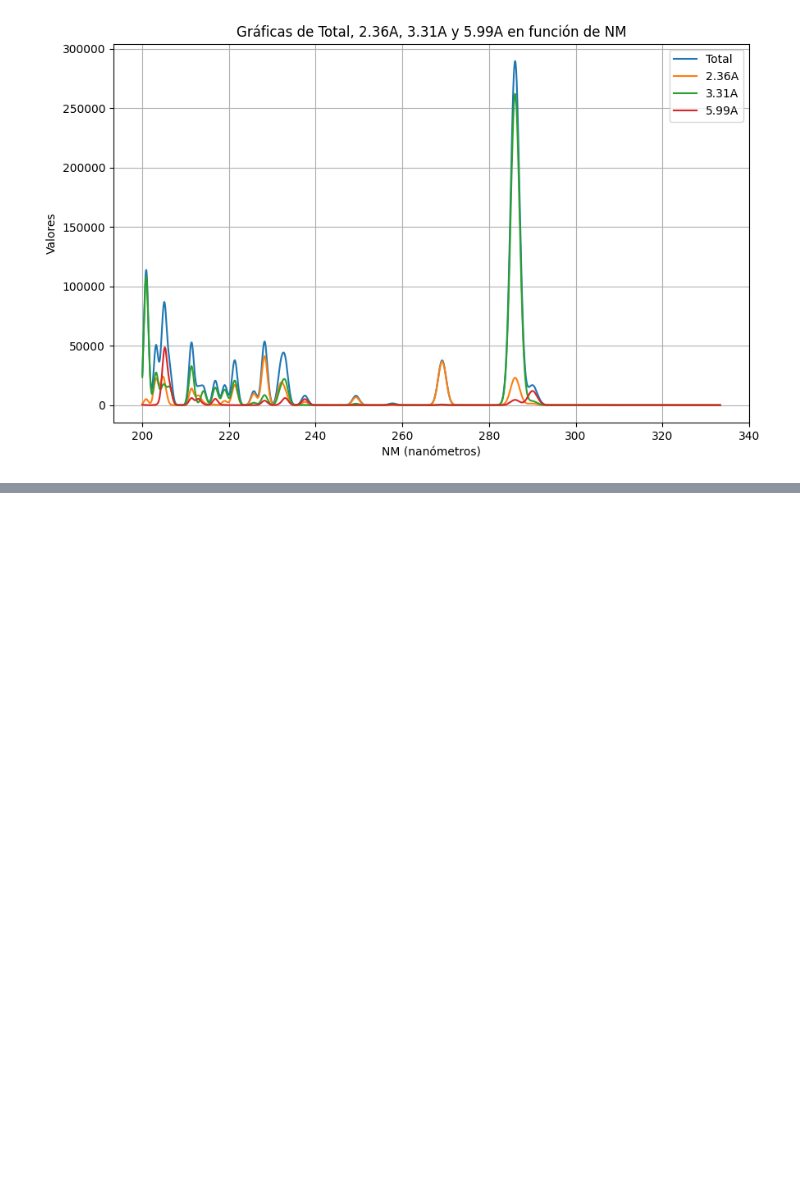
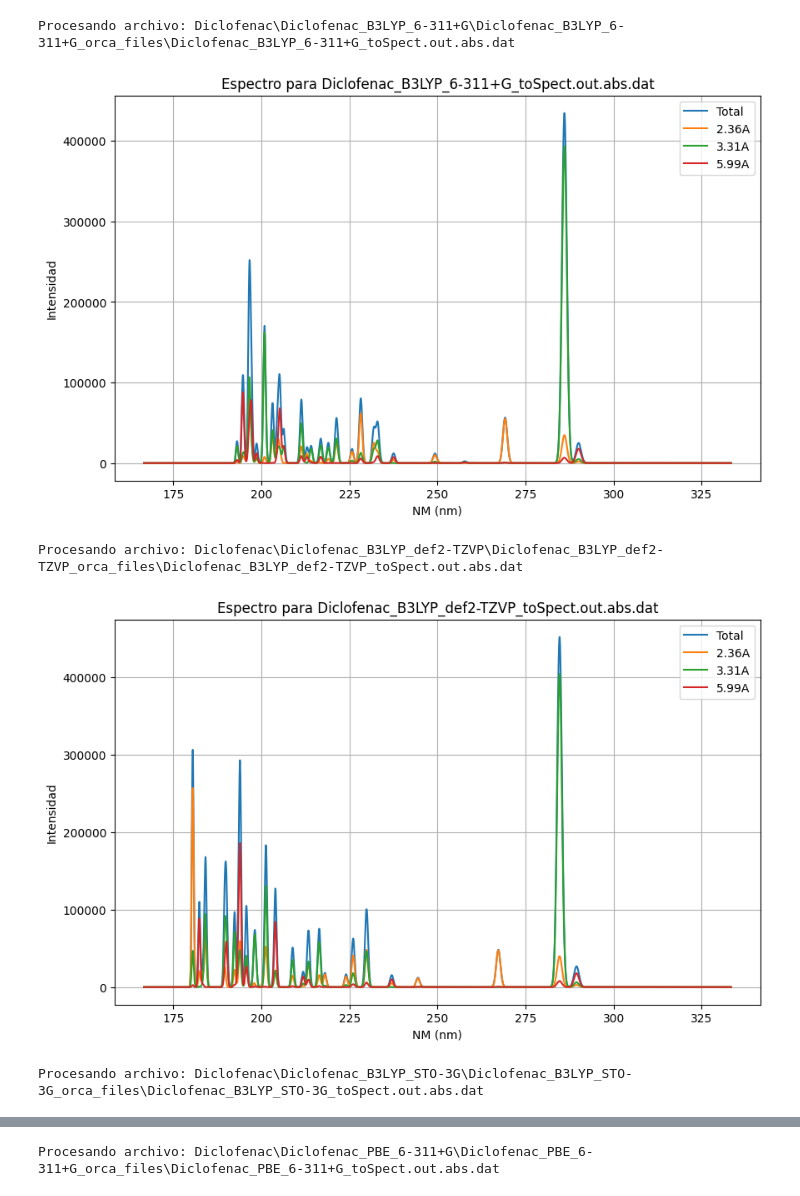
Before and after one commit to moraleseoscar/CMC-AntibioticsDockingAnalysis, a Jupyter notebook: Generate_graphs.ipynb, the cells around one changed output, grey strips where cells are left out. Saved outputs shown, nothing was run; the diff lists cells and outputs as text; code cells hidden in the pictures; blank space fills up the shorter version.

Commit message:
Diclofenac update

```diff
--- a/Generate_graphs.ipynb
+++ b/Generate_graphs.ipynb
@@ -1,10 +0,0 @@
-# %%
-import pandas as pd
-import matplotlib.pyplot as plt
-
-filepath = 'Diclofenac\Diclofenac_B3LYP_6-311+G\Diclofenac_B3LYP_6-311+G_orca_files\Diclofenac_B3LYP_6-311+G_toSpect.out.abs.dat'
-
-df = pd.read_csv(filepath, sep='\s+', header=None)
-df.columns = ['CM-1', 'Total', '2.36A', '3.31A', '5.99A']
-
-df.head()
@@ -29,16 +1,47 @@ df.head()
-# %%
-plt.figure(figsize=(10, 6))
-
-plt.plot(df['NM'], df['Total'], label='Total')
-plt.plot(df['NM'], df['2.36A'], label='2.36A')
-plt.plot(df['NM'], df['3.31A'], label='3.31A')
-plt.plot(df['NM'], df['5.99A'], label='5.99A')
-
-plt.xlabel('NM (nanómetros)')
-plt.ylabel('Valores')
-plt.title('Gráficas de Total, 2.36A, 3.31A y 5.99A en función de NM')
-plt.legend()
-plt.grid(True)
-plt.show()
-# %% [output]
-[figure, removed]
+# %%
+import os
+import pandas as pd
+import matplotlib.pyplot as plt
+
+# Función para procesar cada archivo .dat
+def process_dat_file(file_path):
+    df = pd.read_csv(file_path, delim_whitespace=True, header=None, names=['CM-1', 'Total', '2.36A', '3.31A', '5.99A'])
+    df['NM'] = 10000000 / df['CM-1']
+    df = df[['CM-1', 'NM', 'Total', '2.36A', '3.31A', '5.99A']]
+    plt.figure(figsize=(10, 6))
+    plt.plot(df['NM'], df['Total'], label='Total')
+    plt.plot(df['NM'], df['2.36A'], label='2.36A')
+    plt.plot(df['NM'], df['3.31A'], label='3.31A')
+    plt.plot(df['NM'], df['5.99A'], label='5.99A')
+    plt.xlabel('NM (nm)')
+    plt.ylabel('Intensidad')
+    plt.title(f"Espectro para {os.path.basename(file_path)}")
+    plt.legend()
+    plt.grid(True)
+    plt.show()
+
+# Ruta base donde se encuentran las carpetas
+base_directory = r'Diclofenac'
+
+# Usar os.walk para buscar los archivos
+found_files = []
+for root, dirs, files in os.walk(base_directory):
+    for file in files:
+        if file.endswith('_toSpect.out.abs.dat'):
+            file_path = os.path.join(root, file)
+            found_files.append(file_path)
+
+
+# Si no se encuentran archivos, mostrar un mensaje
+if not found_files:
+    print("No se encontraron archivos .dat que terminen en '_toSpect.out.abs.dat'.")
+else:
+    for file_path in found_files:
+        print(f"Procesando archivo: {file_path}")
+        process_dat_file(file_path)
+# %% [output]
+Procesando archivo: Diclofenac\Diclofenac_B3LYP_6-311+G\Diclofenac_B3LYP_6-311+G_orca_files\Diclofenac_B3LYP_6-311+G_toSpect.out.abs.dat
+[figure, added]
+Procesando archivo: Diclofenac\Diclofenac_B3LYP_def2-TZVP\Diclofenac_B3LYP_def2-TZVP_orca_files\Diclofenac_B3LYP_def2-TZVP_toSpect.out.abs.dat
+[figure, added]
+Procesando archivo: Diclofenac\Diclofenac_B3LYP_STO-3G\Diclofenac_B3LYP_STO-3G_orca_files\Diclofenac_B3LYP_STO-3G_toSpect.out.abs.dat
@@ -44,0 +49 @@ plt.show()
+Procesando archivo: Diclofenac\Diclofenac_PBE_6-311+G\Diclofenac_PBE_6-311+G_orca_files\Diclofenac_PBE_6-311+G_toSpect.out.abs.dat
```
Also changed, not shown: parts of 3 cells of this notebook, 22 other files.
